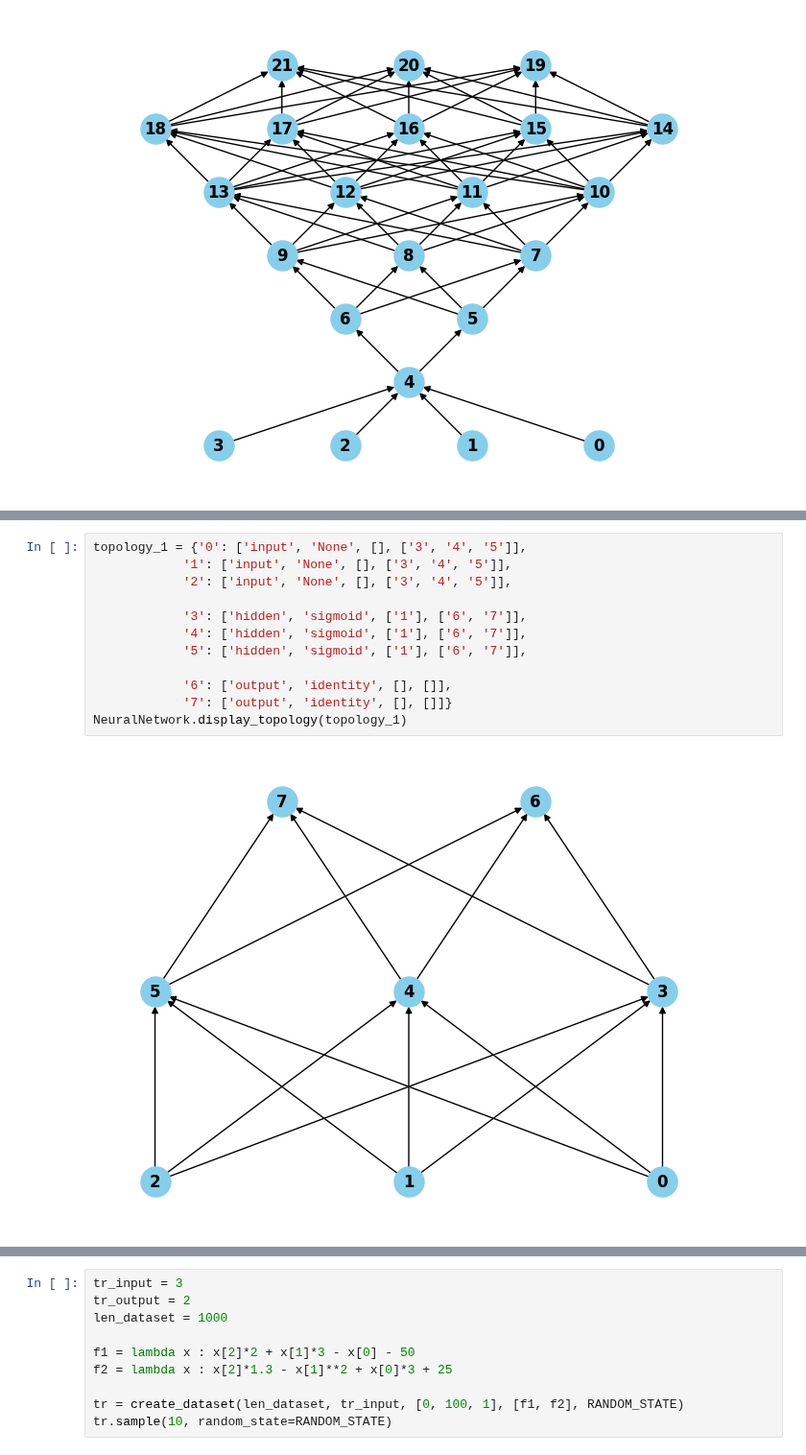
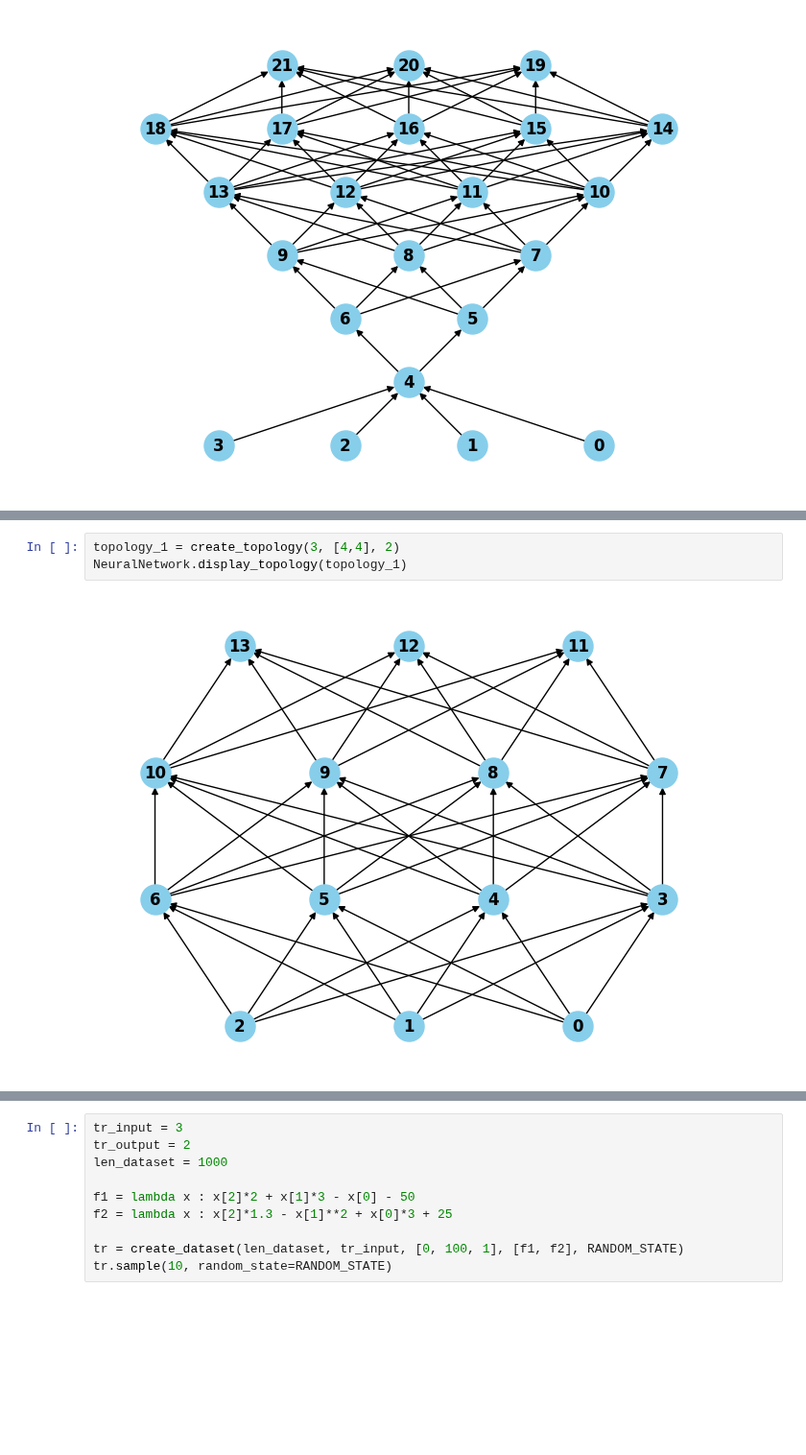
Before and after one commit to JacopoRaffi/ML_Proj_NN, a Jupyter notebook: notebook/nn_test_complex.ipynb, the cells around one changed output, grey strips where cells are left out. Shown at 96% size. Cells and saved outputs as stored; diff of their text form; blank space fills up the shorter version.

Commit message:
create topology

```diff
--- a/notebook/nn_test_complex.ipynb
+++ b/notebook/nn_test_complex.ipynb
@@ -40,14 +20,5 @@ topology_complex
-# %%
-topology_1 = {'0': ['input', 'None', [], ['3', '4', '5']],
-            '1': ['input', 'None', [], ['3', '4', '5']],
-            '2': ['input', 'None', [], ['3', '4', '5']],
-
-            '3': ['hidden', 'sigmoid', ['1'], ['6', '7']],
-            '4': ['hidden', 'sigmoid', ['1'], ['6', '7']],
-            '5': ['hidden', 'sigmoid', ['1'], ['6', '7']],
-
-            '6': ['output', 'identity', [], []],
-            '7': ['output', 'identity', [], []]}
-NeuralNetwork.display_topology(topology_1)
-# %% [output]
-[figure, removed]
+# %%
+topology_1 = create_topology(3, [4,4], 2)
+NeuralNetwork.display_topology(topology_1)
+# %% [output]
+[figure, added]
```
Also changed, not shown: parts of 4 cells of this notebook, 1 other file.
